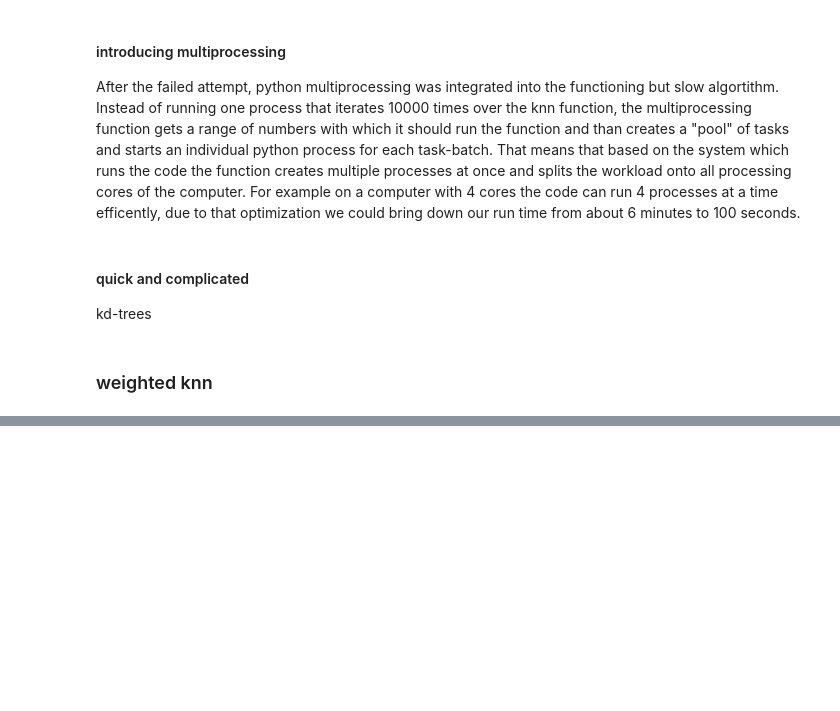
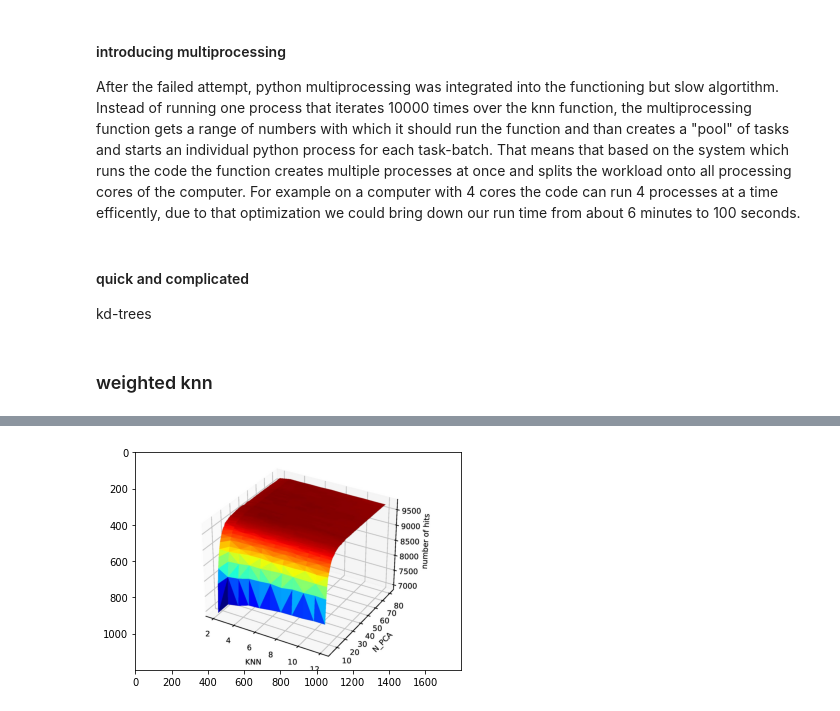
Before and after one commit to datascience-mobi/2021-topic-04-team-02, a Jupyter notebook: project report.ipynb, the cells around one changed output, grey strips where cells are left out. Saved outputs shown, nothing was run; the diff lists cells and outputs as text; code cells hidden in the pictures; blank space fills up the shorter version.

```diff
--- a/project report.ipynb
+++ b/project report.ipynb
@@ -138,0 +139,7 @@ kd-trees
+# %%
+import matplotlib.pyplot as plt
+img = plt.imread("accuracy_plot-1.jpg")
+img_plot = plt.imshow(img)
+plt.show()
+# %% [output]
+[figure, added]
```
Also changed, not shown: parts of 1 cell of this notebook, 2 other files.
